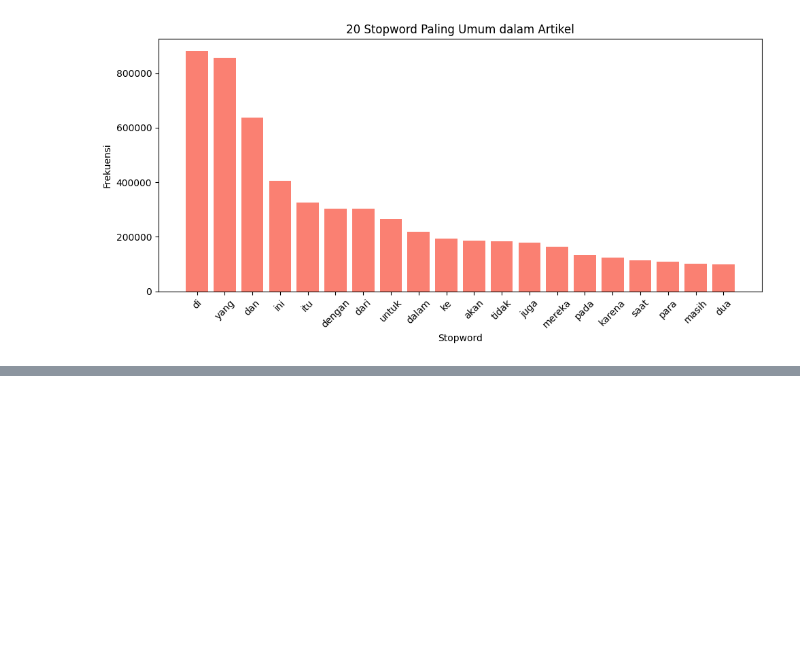
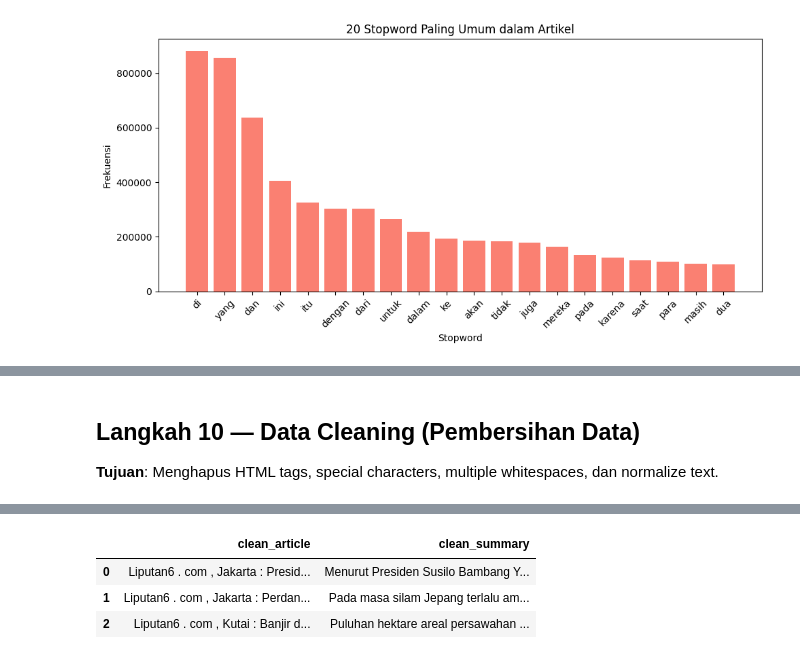
Before and after one commit to victoriavals/text-sumarizer-liputan6, a Jupyter notebook: Liputan6_EDA_Summarization_Colab_v4_2.ipynb, the cells around one changed output, grey strips where cells are left out. Saved outputs shown, nothing was run; the diff lists cells and outputs as text; code cells hidden in the pictures; blank space fills up the shorter version.

```diff
--- a/Liputan6_EDA_Summarization_Colab_v4_2.ipynb
+++ b/Liputan6_EDA_Summarization_Colab_v4_2.ipynb
@@ -454,0 +506,73 @@ dua             99451
+# %% [markdown]
+## Langkah 10 — Data Cleaning (Pembersihan Data)
+
+**Tujuan**: Menghapus HTML tags, special characters, multiple whitespaces, dan normalize text.
+# %%
+# ============================================================
+# Langkah 10 — Data Cleaning
+# ============================================================
+
+import re
+import html
+from bs4 import BeautifulSoup
+
+def clean_text(text):
+    """
+    Comprehensive text cleaning function
+    - Remove HTML tags
+    - Decode HTML entities
+    - Remove URLs
+    - Remove email addresses
+    - Remove extra whitespaces
+    - Normalize punctuation
+    """
+    if pd.isna(text) or text == '':
+        return ''
+
+    text = str(text)
+
+    # Decode HTML entities (e.g., &amp; -> &)
+    text = html.unescape(text)
+
+    # Remove HTML tags using BeautifulSoup
+    soup = BeautifulSoup(text, 'html.parser')
+    text = soup.get_text(separator=' ')
+
+    # Remove URLs
+    text = re.sub(r'http\S+|www\.\S+', '', text)
+
+    # Remove email addresses
+    text = re.sub(r'\S+@\S+', '', text)
+
+    # Remove extra whitespaces, tabs, newlines
+    text = re.sub(r'\s+', ' ', text)
+
+    # Remove leading/trailing whitespace
+    text = text.strip()
+
+    # Normalize quotes
+    text = text.replace('"', '"').replace('"', '"')
+    text = text.replace(''', "'").replace(''', "'")
+
+    return text
+
+# Apply cleaning to both article and summary columns
+print("🧹 Cleaning data...")
+if article_col and article_col in df.columns:
+    df['clean_article'] = df[article_col].apply(clean_text)
+    print(f"✓ Cleaned {article_col}")
+
+if summary_col and summary_col in df.columns:
+    df['clean_summary'] = df[summary_col].apply(clean_text)
+    print(f"✓ Cleaned {summary_col}")
+
+# Remove rows with empty text after cleaning
+initial_rows = len(df)
+df = df[(df['clean_article'].str.len() > 0) & (df['clean_summary'].str.len() > 0)]
+print(f"✓ Removed {initial_rows - len(df)} empty rows after cleaning")
+print(f"✓ Remaining rows: {len(df)}")
+
+# Display sample cleaned data
+print("\n📋 Sample Cleaned Data:")
+display(df[['clean_article', 'clean_summary']].head(3))
+# %% [output]
@@ -454,0 +592,4 @@ dua             99451
+|  | clean_article | clean_summary |
+| 0 | Liputan6 . com , Jakarta : Presid... | Menurut Presiden Susilo Bambang Y... |
+| 1 | Liputan6 . com , Jakarta : Perdan... | Pada masa silam Jepang terlalu am... |
+| 2 | Liputan6 . com , Kutai : Banjir d... | Puluhan hektare areal persawahan ... |
```
Also changed, not shown: parts of 36 cells of this notebook.
